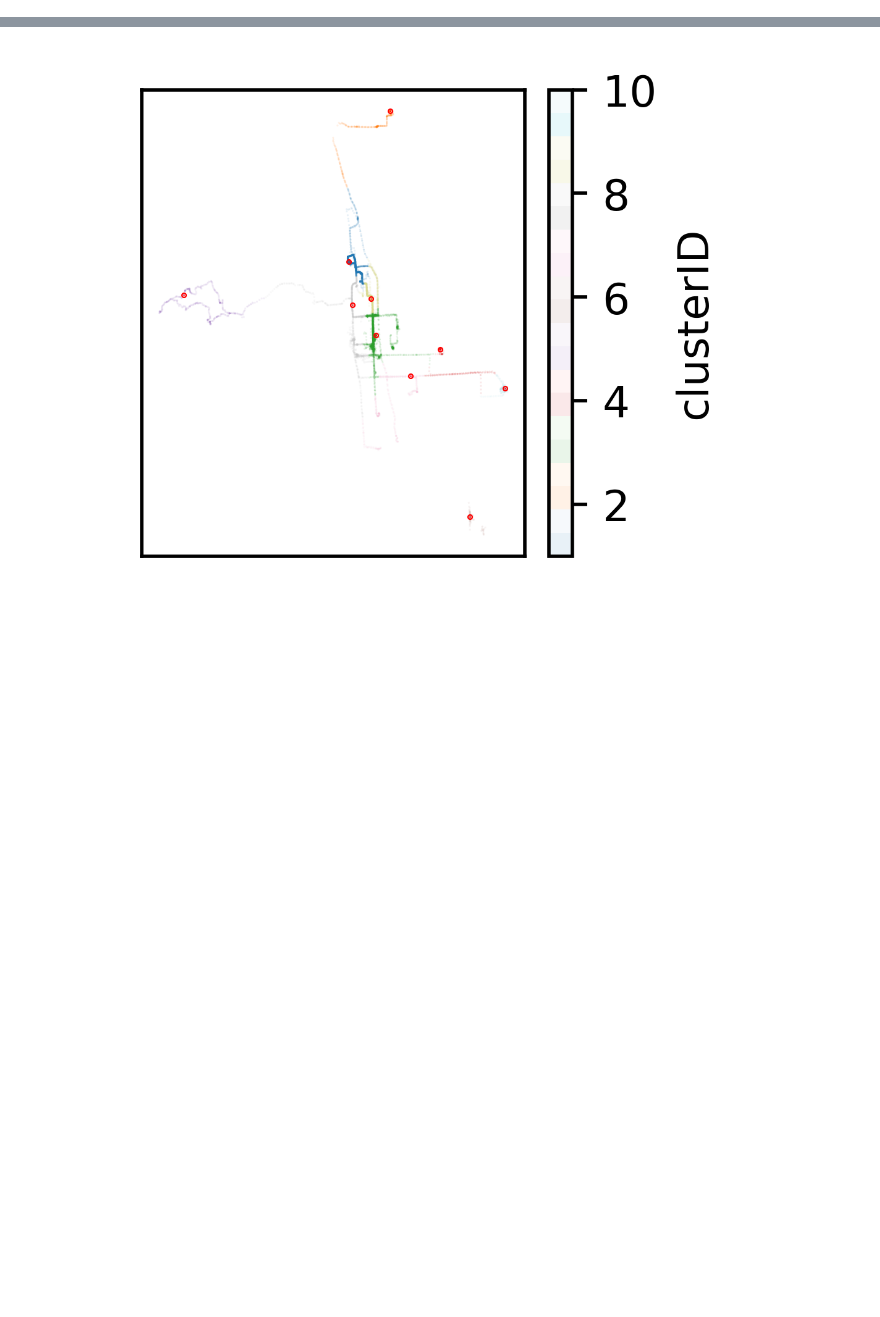
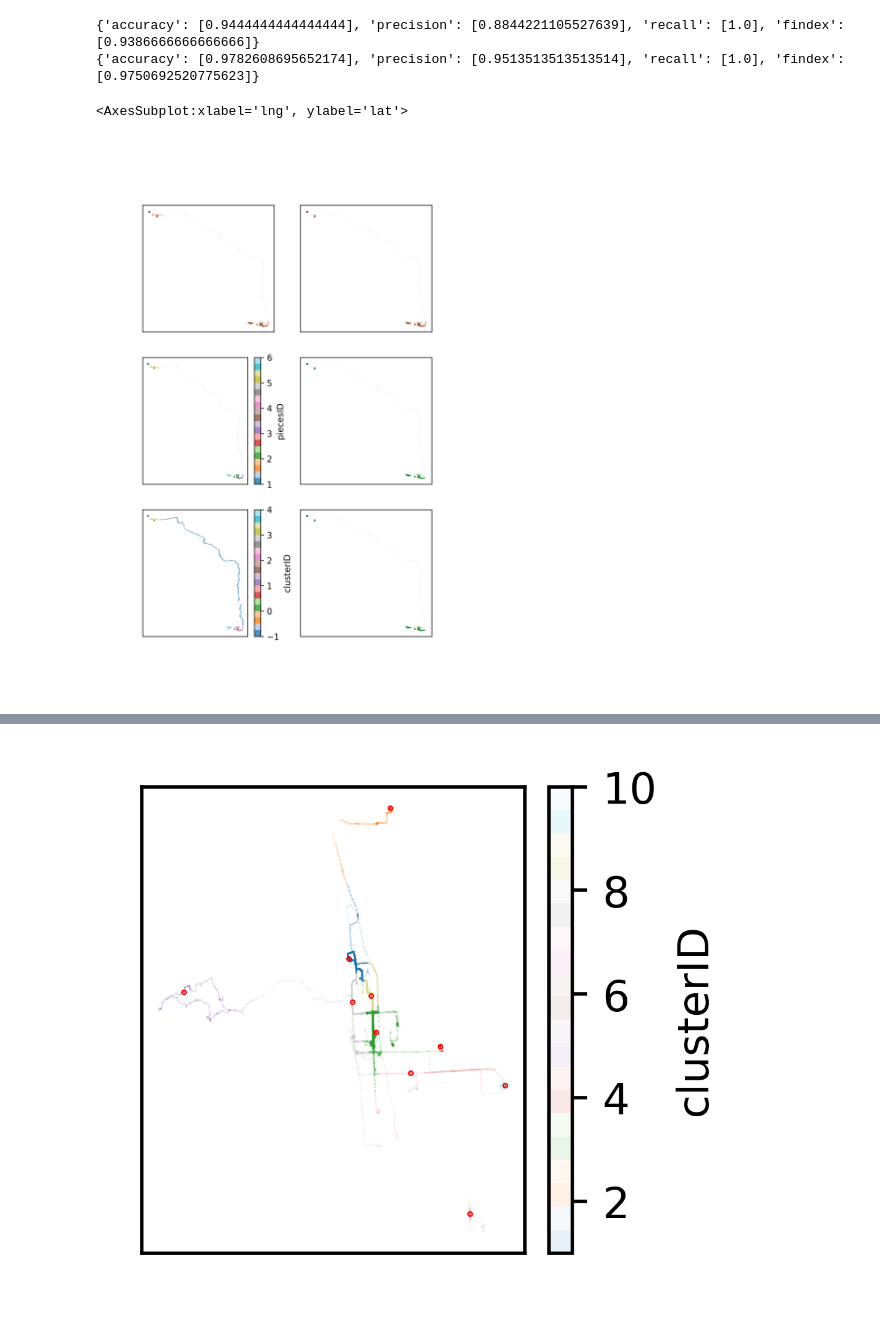
Before and after one commit to KEAE12315/flotation_old, a Jupyter notebook: test.ipynb, the cells around one changed output, grey strips where cells are left out. Saved outputs shown, nothing was run; the diff lists cells and outputs as text; code cells hidden in the pictures; blank space fills up the shorter version.

```diff
--- a/test.ipynb
+++ b/test.ipynb
@@ -221,12 +15,0 @@ s = ia
-# %%
-while(ib == ia - 1 and tb == ta):
-    (ib, ia), (tb, ta) = next(b)
-
-fig, ax = plt.subplots(figsize=(2, 2), dpi=500)
-# dpc.df.plot.scatter(x='lng', y='lat', s=0.0001, ax=ax)
-dfc.loc[s:ib].plot.line(x='lng', y='lat', c='red', ax=ax)
-print(_ei(list(t for t in Df2T(dfc.loc[s:ib])), d=10))
-# %%
-fig, ax = plt.subplots(figsize=(2, 2), dpi=500)
-dpc.df.plot.scatter(x='lng', y='lat', s=0.0001, ax=ax)
-dfc.plot.line(x='lng', y='lat', c='red', ax=ax)
@@ -265,0 +148,63 @@ for id, dfc in dpc.df.groupby('clusterID'):
+# %%
+
+tmp = df_prediciton1.copy(deep=True)
+tmp.set_index('rawIndex', inplace=True)
+tmp.type = ''
+indexs = df_prediciton2[df_prediciton2.type == 'activity'].rawIndex.to_list()
+tmp.loc[indexs, 'type'] = 'activity'
+df_prediciton2 = tmp
+# %%
+
+# 聚类结果分析
+eval = Evaluation(df_label, df_label)
+df_prediciton1.set_index('rawIndex', drop=True, inplace=True)
+# df_prediciton2.set_index('rawIndex', drop=True, inplace=True)
+eval.setDfp(df_prediciton1)
+analysis = {'accuracy': [], 'precision': [], 'recall': [], 'findex': []}
+analysis['accuracy'].append(eval.Acc())
+analysis['precision'].append(eval.Precision())
+analysis['recall'].append(eval.Recall())
+analysis['findex'].append(eval.FI())
+print(analysis)
+eval.setDfp(df_prediciton2)
+analysis = {'accuracy': [], 'precision': [], 'recall': [], 'findex': []}
+analysis['accuracy'].append(eval.Acc())
+analysis['precision'].append(eval.Precision())
+analysis['recall'].append(eval.Recall())
+analysis['findex'].append(eval.FI())
+print(analysis)
+
+# 可视化
+fig, axes = plt.subplots(3, 2, figsize=(6, 9), dpi=300)
+axes = axes.ravel()
+for ax in axes:
+    df_label[df_label.type == 'activity'].plot.scatter(x='lng', y='lat', c='g', s=1, ax=ax, linewidths=0)  # 标记的驻足点
+    dpc.df.plot.scatter(x='lng', y='lat', s=0.1, alpha=0.5, linewidths=0, ax=ax)  # 原始轨迹
+    ax.get_xaxis().set_visible(False)
+    ax.get_yaxis().set_visible(False)
+
+# 轨迹点信息显示
+for p in df_prediciton2.loc[8602:8635].itertuples():
+    # msg = f'{p.Index}\n{p.rho:.2f}\n{p.datetime}'
+    msg = f'{p.Index}\n{p.rho:.2f}'
+    # axes[2].text(p.lng, p.lat, s=msg, fontsize=1)
+
+for i, pie in enumerate(pieces):
+    dpc.df.loc[p[0]:p[1]].rawIndex.tolist()
+
+df_prediciton1[df_prediciton1.piecesID != -1].plot.scatter(x='lng', y='lat',  c='piecesID', colormap='tab20', s=1, alpha=0.8, linewidths=0, ax=axes[2])  # 切片结果
+df_prediciton1[df_prediciton1.type == 'activity'].plot.scatter(x='lng', y='lat', c='r', s=0.5, ax=axes[0], linewidths=0)  # 一次提取的驻足点
+df_prediciton2[df_prediciton2.type == 'activity'].plot.scatter(x='lng', y='lat', c='r', s=0.5, ax=axes[1], linewidths=0)  # 二次提取的驻足点
+
+dpc.df.plot.scatter(x='lng', y='lat', c='clusterID', colormap='tab20', s=1, alpha=0.8, linewidths=0, ax=axes[4])  # 聚类结果
+# dpc.df.iloc[dpc.centers].plot.scatter(x='lng', y='lat', c='g', s=2, ax=ax, linewidths=0) # 聚类中心点
+
+
+# 单点查看
+# p = dpc.df.iloc[6382]
+# ax.scatter(p.lng, p.lat, c='red', s=0.1)
+# %% [output]
+{'accuracy': [0.9444444444444444], 'precision': [0.8844221105527639], 'recall': [1.0], 'findex': [0.9386666666666666]}
+{'accuracy': [0.9782608695652174], 'precision': [0.9513513513513514], 'recall': [1.0], 'findex': [0.9750692520775623]}
+<AxesSubplot:xlabel='lng', ylabel='lat'>
+[figure, added]
```
Also changed, not shown: parts of 29 cells of this notebook, 42 other files.
